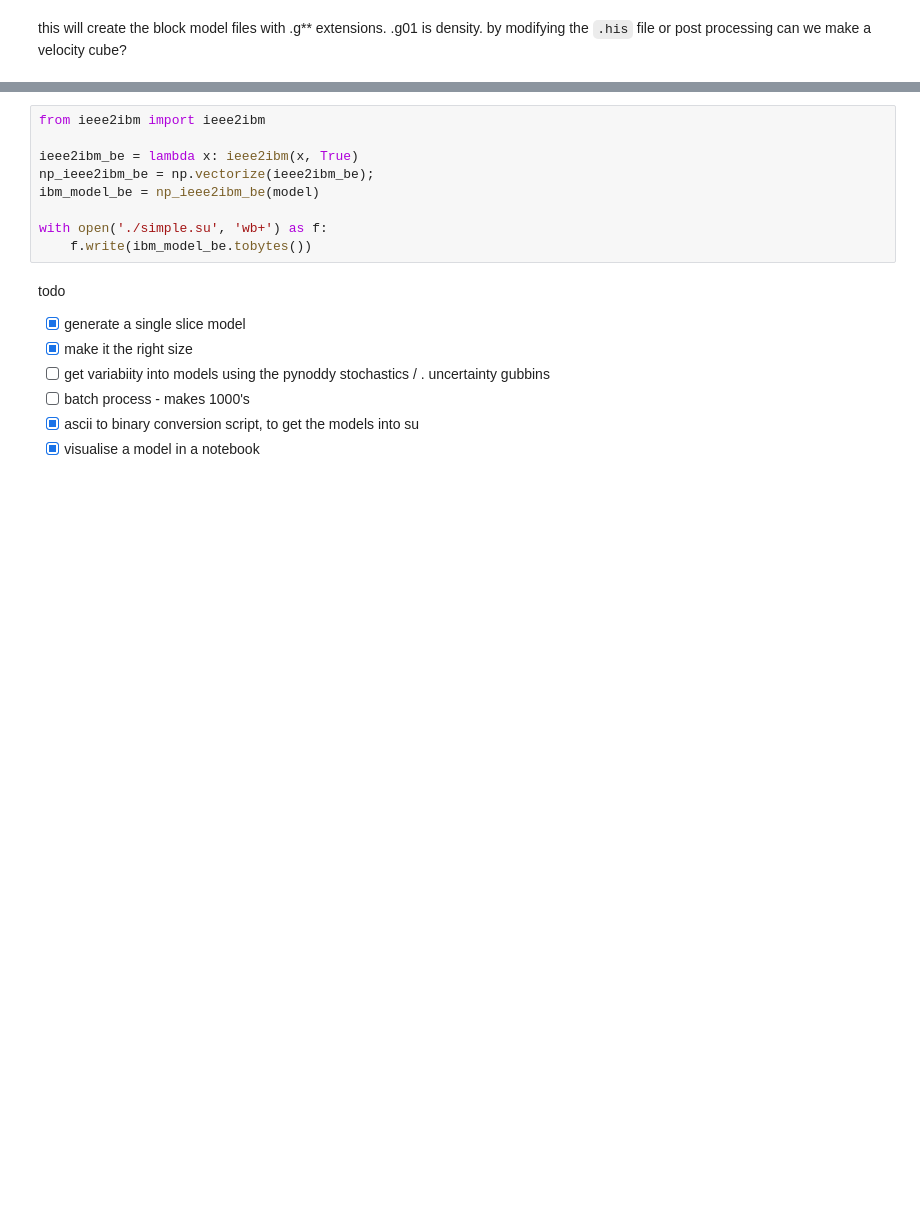
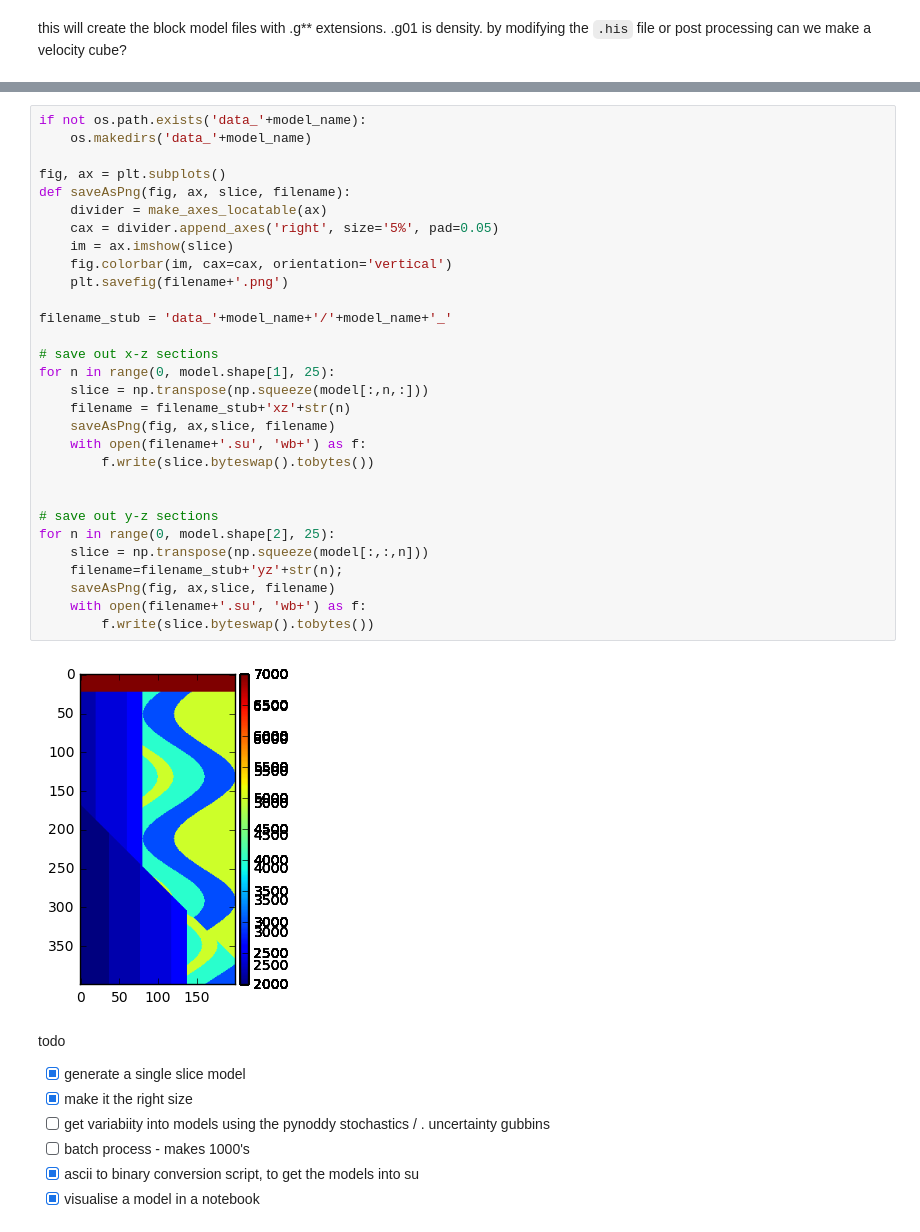
Before and after one commit to stevejpurves/model2seis, a Jupyter notebook: model/generate.ipynb, the cells around one changed output, grey strips where cells are left out. Cells and saved outputs as stored; diff of their text form; blank space fills up the shorter version.

```diff
--- a/model/generate.ipynb
+++ b/model/generate.ipynb
@@ -54,12 +74,35 @@ plt.show()
-# %%
-from ieee2ibm import ieee2ibm
-
-ieee2ibm_be = lambda x: ieee2ibm(x, True)
-np_ieee2ibm_be = np.vectorize(ieee2ibm_be);
-ibm_model_be = np_ieee2ibm_be(model)
-
-with open('./simple.su', 'wb+') as f:
-    f.write(ibm_model_be.tobytes())
+# %%
+if not os.path.exists('data_'+model_name):
+    os.makedirs('data_'+model_name)
+
+fig, ax = plt.subplots()
+def saveAsPng(fig, ax, slice, filename):
+    divider = make_axes_locatable(ax)
+    cax = divider.append_axes('right', size='5%', pad=0.05)
+    im = ax.imshow(slice)
+    fig.colorbar(im, cax=cax, orientation='vertical')
+    plt.savefig(filename+'.png')
+
+filename_stub = 'data_'+model_name+'/'+model_name+'_'
+
+# save out x-z sections
+for n in range(0, model.shape[1], 25):
+    slice = np.transpose(np.squeeze(model[:,n,:]))
+    filename = filename_stub+'xz'+str(n)
+    saveAsPng(fig, ax,slice, filename)
+    with open(filename+'.su', 'wb+') as f:
+        f.write(slice.byteswap().tobytes())
+
+
+# save out y-z sections
+for n in range(0, model.shape[2], 25):
+    slice = np.transpose(np.squeeze(model[:,:,n]))
+    filename=filename_stub+'yz'+str(n);
+    saveAsPng(fig, ax,slice, filename)
+    with open(filename+'.su', 'wb+') as f:
+        f.write(slice.byteswap().tobytes())
+# %% [output]
+[figure, added]
 # %% [markdown]
 todo
  - [x] generate a single slice model
```
Also changed, not shown: parts of 7 cells of this notebook, 5 other files.
